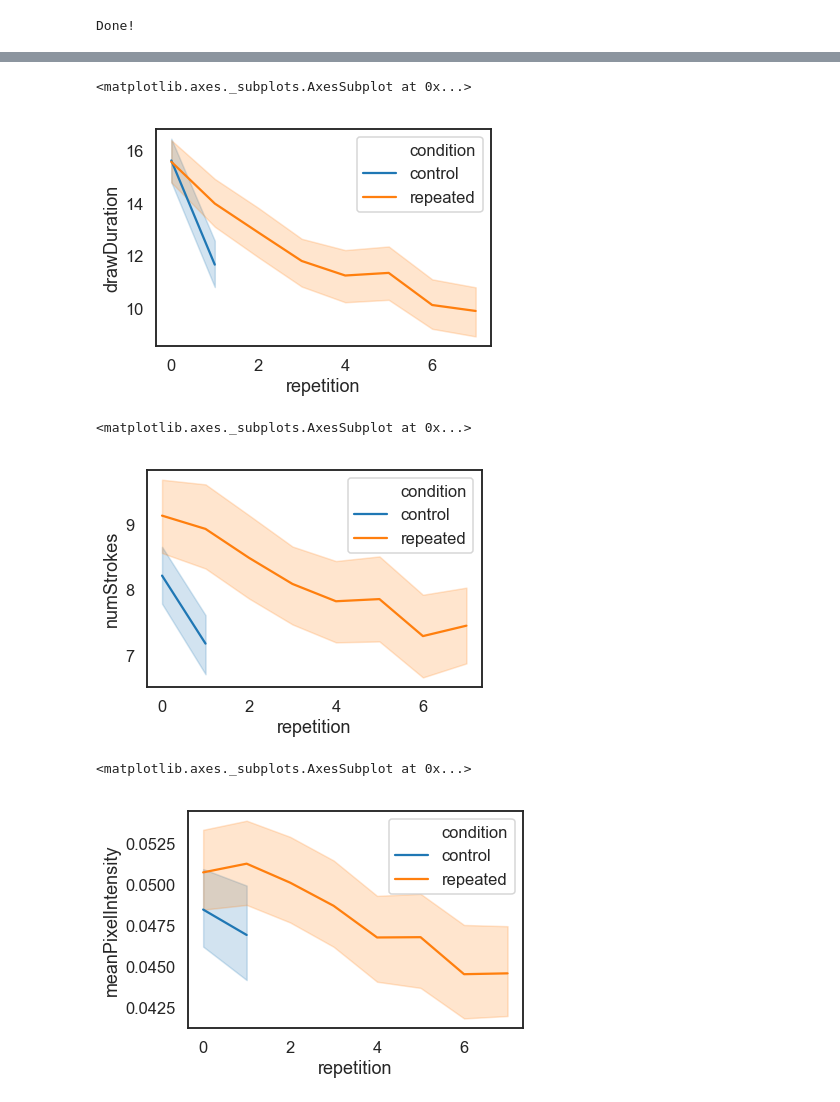
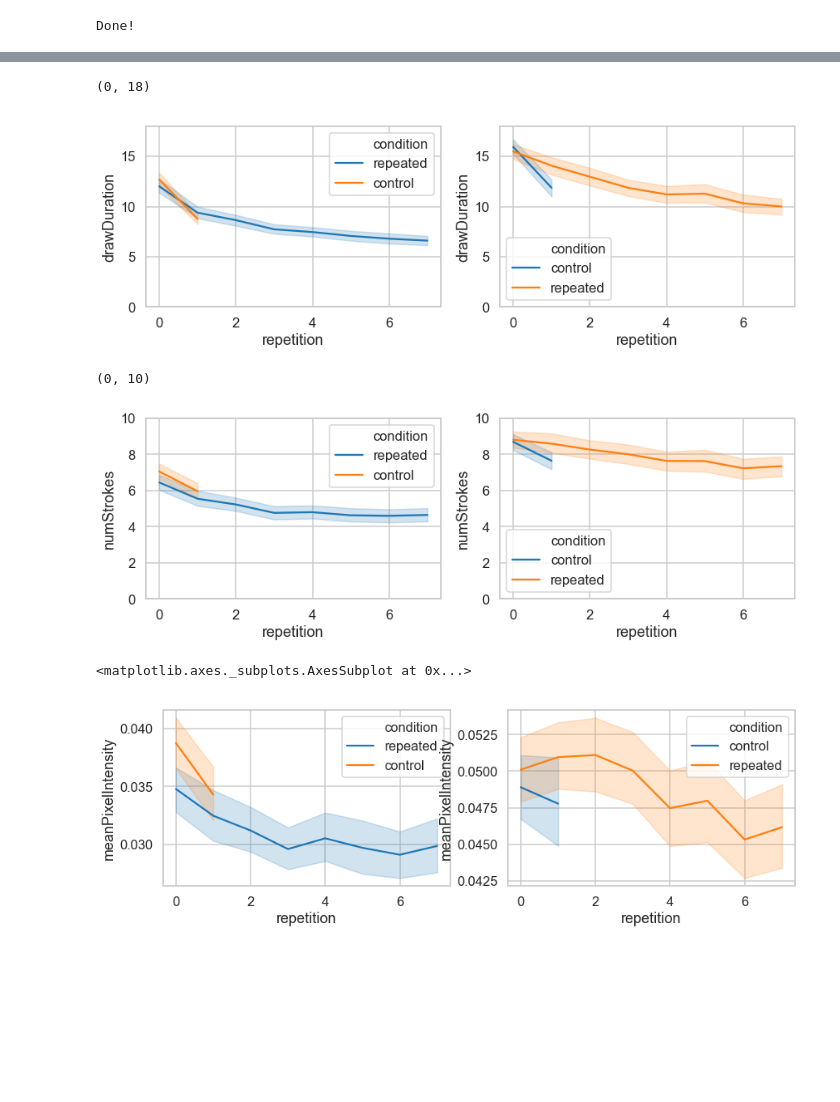
Before and after one commit to cogtoolslab/graphical_conventions_cogsci19, a Jupyter notebook: analysis/ipynb/jefan/generate_refgame_dataframe_run5.ipynb, the cells around one changed output, grey strips where cells are left out. Cells and saved outputs as stored; diff of their text form; code cells hidden in the pictures; blank space fills up the shorter version.

```diff
--- a/analysis/ipynb/jefan/generate_refgame_dataframe_run5.ipynb
+++ b/analysis/ipynb/jefan/generate_refgame_dataframe_run5.ipynb
@@ -115,0 +119,34 @@ D = D.assign(category_subset_condition = pd.Series(D['category'] + D['subset'] +
+# %%
+## detect low accuracy games
+def detect_outlier_games(D,criterion='3sd'):
+    dacc = D.groupby('gameID')['outcome'].mean().reset_index()
+    acc = dacc['outcome']
+    if criterion=='iqr':
+        lq = np.percentile(acc,25)
+        uq = np.percentile(acc,75)
+        IQR = uq - lq
+        lb = lq - 1.5*IQR
+        ub = uq + 1.5*IQR
+        outlier_games = dacc[dacc['outcome'] < lb]['gameID'].values
+    elif criterion=='3sd':
+        mu = np.mean(acc)
+        sd = np.std(acc)
+        lb = mu - 3*sd
+        outlier_games = dacc[dacc['outcome'] < lb]['gameID'].values
+    return outlier_games
+
+def filter_outlier_games(D,outlier_games):
+    return D[~D['gameID'].isin(outlier_games)]
+
+##################################################
+filter_outliers = True
+if filter_outliers:
+    outlier_games = detect_outlier_games(D)
+    print 'There were {} outlier games: {}'.format(len(outlier_games),list(outlier_games))
+    D = filter_outlier_games(D,outlier_games)
+    print 'Filtered outlier games.'
+
+    outlier_games = detect_outlier_games(D0)
+    print 'There were {} outlier games: {}'.format(len(outlier_games),list(outlier_games))
+    D0 = filter_outlier_games(D0,outlier_games)
+    print 'Filtered outlier games.'
@@ -137,6 +179,2 @@ Counter({'diningAcontrolwaitingArepeated': 5,
          'diningBrepeatedwaitingAcontrol': 7,
          'diningBrepeatedwaitingBcontrol': 10})
-# %%
-D0 = pd.read_csv(os.path.join(csv_dir,'graphical_conventions.csv'))
-sns.set_context('talk')
-sns.lineplot(x='repetition',hue='condition',y='drawDuration',data=D0)
@@ -146,24 +181,39 @@ sns.lineplot(x='repetition',hue='condition',y='drawDuration',data=D0)
 # %%
 # D.groupby(['gameID','condition'])['outcome'].mean()
 sns.set_context('talk')
+plt.figure(figsize=(14,4))
+plt.subplot(121)
+sns.lineplot(x='repetition',hue='condition',y='drawDuration',data=D0)
+plt.ylim(0,18)
+plt.subplot(122)
 sns.lineplot(x='repetition',hue='condition',y='drawDuration',data=D)
-# plt.ylim(0,1)
+plt.ylim(0,18)
 # %% [output]
-<matplotlib.axes._subplots.AxesSubplot at 0x...>
+(0, 18)
-[figure, old version]
+[figure, new version]
 # %%
 # D.groupby(['gameID','condition'])['outcome'].mean()
 sns.set_context('talk')
+plt.figure(figsize=(14,4))
+plt.subplot(121)
+sns.lineplot(x='repetition',hue='condition',y='numStrokes',data=D0)
+plt.ylim(0,10)
+plt.subplot(122)
 sns.lineplot(x='repetition',hue='condition',y='numStrokes',data=D)
-# plt.ylim(0,1)
+plt.ylim(0,10)
 # %% [output]
-<matplotlib.axes._subplots.AxesSubplot at 0x...>
+(0, 10)
-[figure, old version]
+[figure, new version]
 # %%
 # D.groupby(['gameID','condition'])['outcome'].mean()
 sns.set_context('talk')
+plt.figure(figsize=(14,4))
+plt.subplot(121)
+sns.lineplot(x='repetition',hue='condition',y='meanPixelIntensity',data=D0)
+# plt.ylim(0,10)
+plt.subplot(122)
 sns.lineplot(x='repetition',hue='condition',y='meanPixelIntensity',data=D)
-# plt.ylim(0,1)
+# plt.ylim(0,10)
 # %% [output]
 <matplotlib.axes._subplots.AxesSubplot at 0x...>
-[figure, old version]
+[figure, new version]
```
Also changed, not shown: parts of 13 cells of this notebook, 1 other file.
